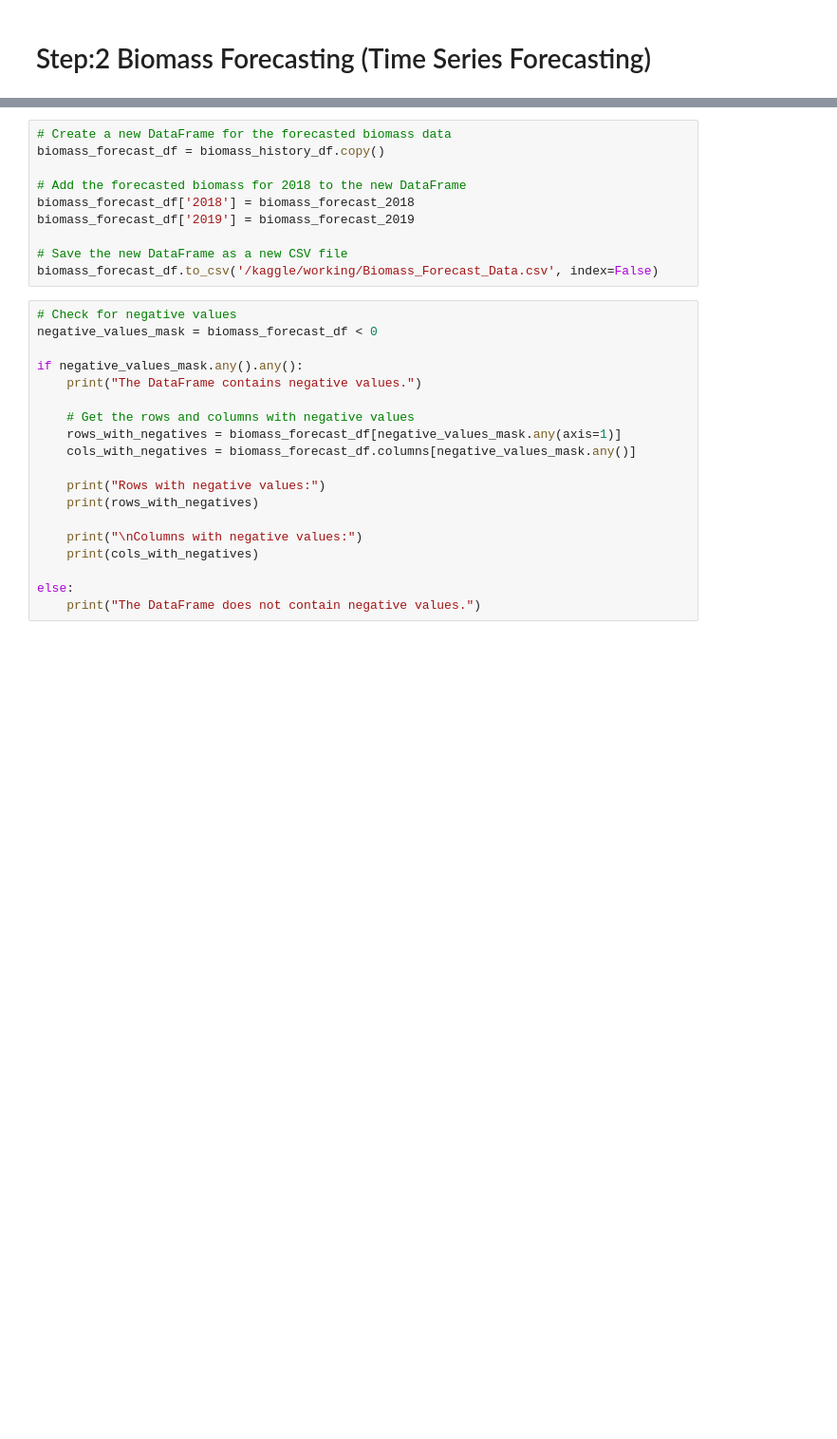
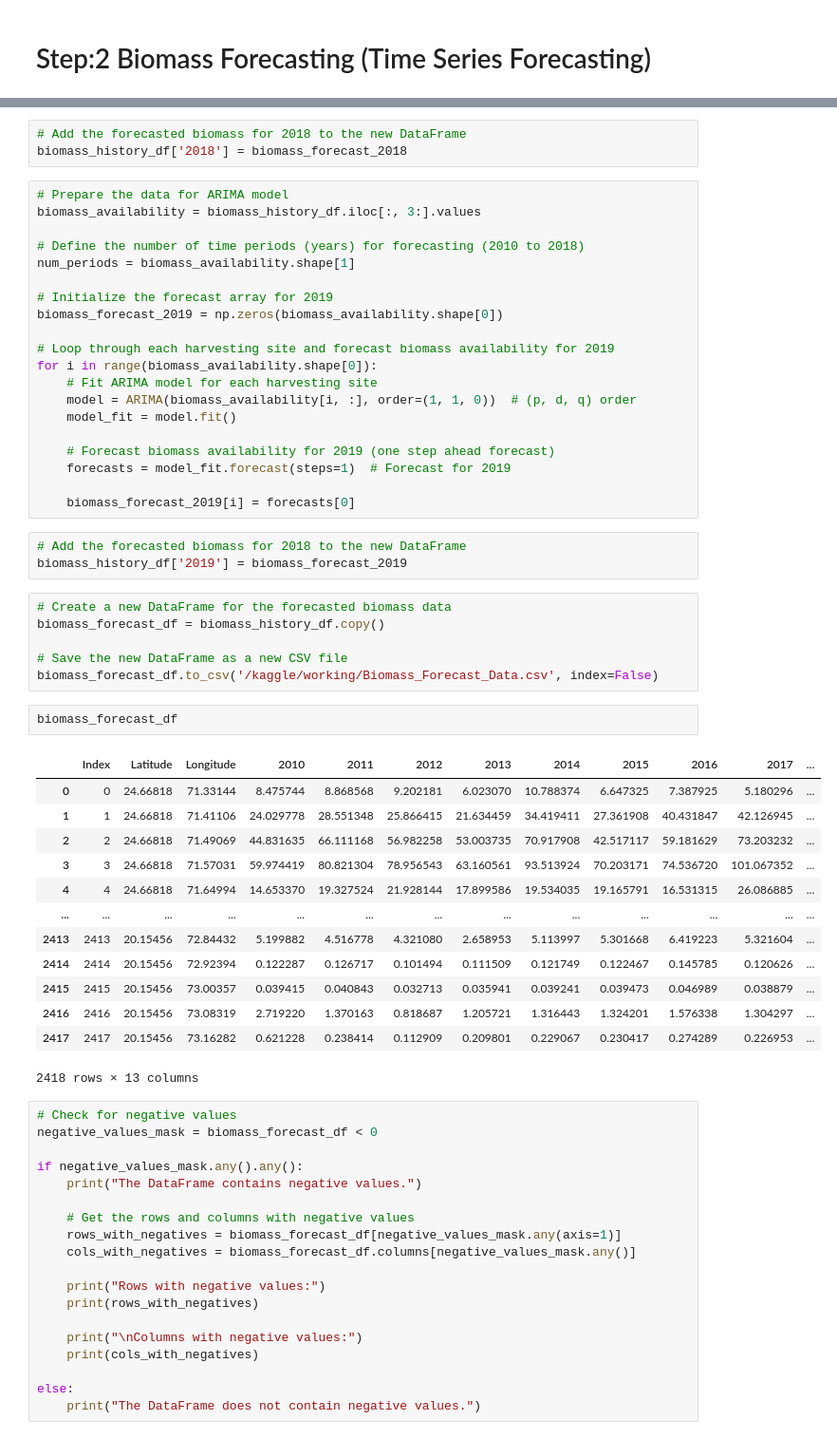
Before and after one commit to sidd6p/Shell-.ai-Hackathon-for-Sustainable-and-Affordable-Energy, a Jupyter notebook: shell-ai-waste-to-energy.ipynb, the cells around one changed output, grey strips where cells are left out. Shown at 95% size. Saved outputs shown, nothing was run; the diff lists cells and outputs as text; blank space fills up the shorter version.

```diff
--- a/shell-ai-waste-to-energy.ipynb
+++ b/shell-ai-waste-to-energy.ipynb
@@ -67,13 +66,51 @@ for i in range(biomass_availability.shape[0]):
+# %%
+# Add the forecasted biomass for 2018 to the new DataFrame
+biomass_history_df['2018'] = biomass_forecast_2018
+# %%
+# Prepare the data for ARIMA model
+biomass_availability = biomass_history_df.iloc[:, 3:].values
+
+# Define the number of time periods (years) for forecasting (2010 to 2018)
+num_periods = biomass_availability.shape[1]
+
+# Initialize the forecast array for 2019
+biomass_forecast_2019 = np.zeros(biomass_availability.shape[0])
+
+# Loop through each harvesting site and forecast biomass availability for 2019
+for i in range(biomass_availability.shape[0]):
+    # Fit ARIMA model for each harvesting site
+    model = ARIMA(biomass_availability[i, :], order=(1, 1, 0))  # (p, d, q) order
+    model_fit = model.fit()
+
+    # Forecast biomass availability for 2019 (one step ahead forecast)
+    forecasts = model_fit.forecast(steps=1)  # Forecast for 2019
+
+    biomass_forecast_2019[i] = forecasts[0]
+# %%
+# Add the forecasted biomass for 2018 to the new DataFrame
+biomass_history_df['2019'] = biomass_forecast_2019
 # %%
 # Create a new DataFrame for the forecasted biomass data
 biomass_forecast_df = biomass_history_df.copy()
 
-# Add the forecasted biomass for 2018 to the new DataFrame
-biomass_forecast_df['2018'] = biomass_forecast_2018
-biomass_forecast_df['2019'] = biomass_forecast_2019
-
 # Save the new DataFrame as a new CSV file
 biomass_forecast_df.to_csv('/kaggle/working/Biomass_Forecast_Data.csv', index=False)
+# %%
+biomass_forecast_df
+# %% [output]
+|  | Index | Latitude | Longitude | 2010 | 2011 | 2012 | 2013 | 2014 | 2015 | 2016 | 2017 | ... |
+| 0 | 0 | 24.66818 | 71.33144 | 8.475744 | 8.868568 | 9.202181 | 6.023070 | 10.788374 | 6.647325 | 7.387925 | 5.180296 | ... |
+| 1 | 1 | 24.66818 | 71.41106 | 24.029778 | 28.551348 | 25.866415 | 21.634459 | 34.419411 | 27.361908 | 40.431847 | 42.126945 | ... |
+| 2 | 2 | 24.66818 | 71.49069 | 44.831635 | 66.111168 | 56.982258 | 53.003735 | 70.917908 | 42.517117 | 59.181629 | 73.203232 | ... |
+| 3 | 3 | 24.66818 | 71.57031 | 59.974419 | 80.821304 | 78.956543 | 63.160561 | 93.513924 | 70.203171 | 74.536720 | 101.067352 | ... |
+| 4 | 4 | 24.66818 | 71.64994 | 14.653370 | 19.327524 | 21.928144 | 17.899586 | 19.534035 | 19.165791 | 16.531315 | 26.086885 | ... |
+| ... | ... | ... | ... | ... | ... | ... | ... | ... | ... | ... | ... | ... |
+| 2413 | 2413 | 20.15456 | 72.84432 | 5.199882 | 4.516778 | 4.321080 | 2.658953 | 5.113997 | 5.301668 | 6.419223 | 5.321604 | ... |
+| 2414 | 2414 | 20.15456 | 72.92394 | 0.122287 | 0.126717 | 0.101494 | 0.111509 | 0.121749 | 0.122467 | 0.145785 | 0.120626 | ... |
+| 2415 | 2415 | 20.15456 | 73.00357 | 0.039415 | 0.040843 | 0.032713 | 0.035941 | 0.039241 | 0.039473 | 0.046989 | 0.038879 | ... |
+| 2416 | 2416 | 20.15456 | 73.08319 | 2.719220 | 1.370163 | 0.818687 | 1.205721 | 1.316443 | 1.324201 | 1.576338 | 1.304297 | ... |
+| 2417 | 2417 | 20.15456 | 73.16282 | 0.621228 | 0.238414 | 0.112909 | 0.209801 | 0.229067 | 0.230417 | 0.274289 | 0.226953 | ... |
+2418 rows × 13 columns
 # %%
 # Check for negative values
 negative_values_mask = biomass_forecast_df < 0
```
Also changed, not shown: parts of 4 cells of this notebook.
